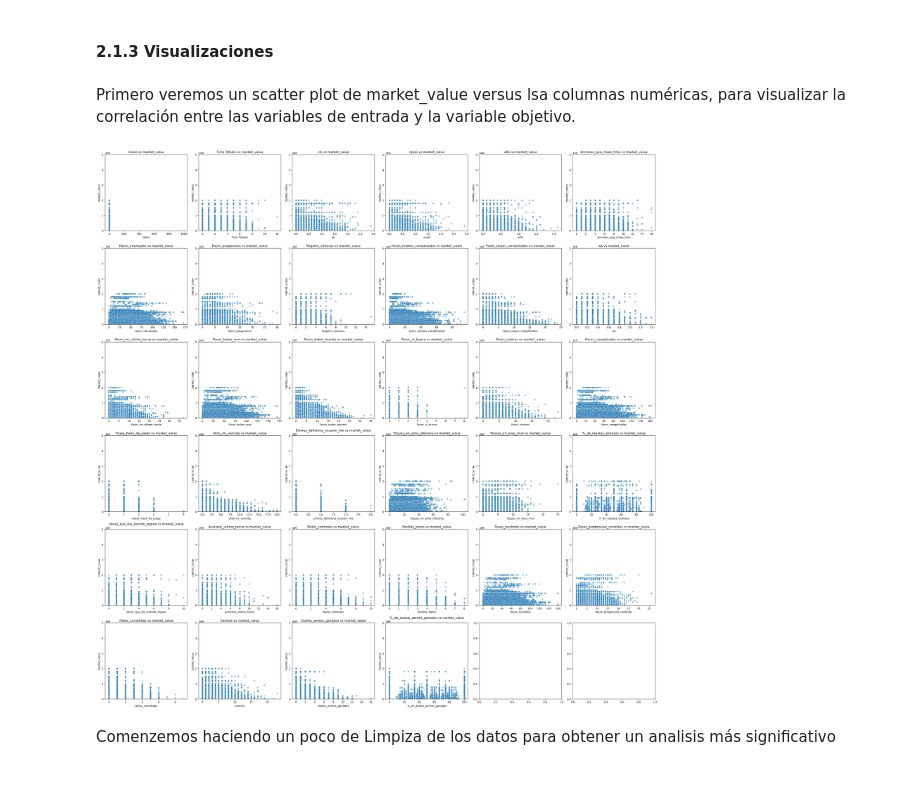
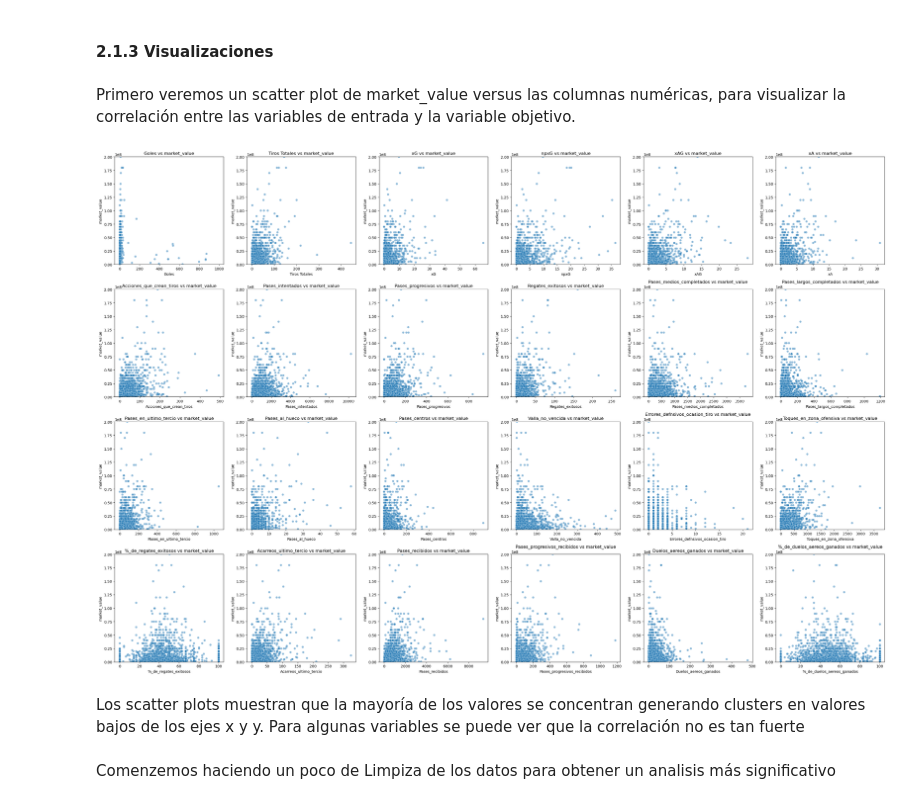
Before and after one commit to BI-organization/lab1, a Jupyter notebook: Lab1.ipynb, the cells around one changed output. Cells and saved outputs as stored; diff of their text form; code cells hidden in the pictures.

Commit message:
scatter plot

```diff
--- a/Lab1.ipynb
+++ b/Lab1.ipynb
@@ -239,7 +239,7 @@ Name: proportion, dtype: float64
 # %% [markdown]
 #### 2.1.3 Visualizaciones
 # %% [markdown]
-Primero veremos un scatter plot de market_value versus lsa columnas numéricas, para visualizar la correlación entre las variables de entrada y la variable objetivo.
+Primero veremos un scatter plot de market_value versus las columnas numéricas, para visualizar la correlación entre las variables de entrada y la variable objetivo.
 # %%
 # Duplicamos el data set
 df_copy = df_players.copy()
@@ -263,49 +263,72 @@ def limpiar_market_value(val):
             return float(val[:-1]) * 1_000_000
         elif val.endswith("k"):
             return float(val[:-1]) * 1_000
         else:
             return float(val)
     except ValueError:
         return np.nan
 
 df_copy["market_value"] = df_copy["market_value"].apply(limpiar_market_value)
 
-# borramos los duplicados
-df_copy = df_copy.loc[:, ~df_copy.columns.duplicated()]
+# Para que los plots sean más interpretables agregaremos los datos y escogeremos un subconjutno relevante de features
+agg_dict_visualization = {
+    "Goles": "sum",
+    "Tiros Totales":"sum",
+    "xG": "sum",
+    "npxG": "sum",
+    "xAG": "sum",
+    "xA": "sum",
+    "Acciones_que_crean_tiros": "sum",
+    "Pases_intentados": "sum",
+    "Pases_progresivos": "sum",
+    "Regates_exitosos": "sum",
+    "Pases_medios_completados": "sum",
+    "Pases_largos_completados": "sum",
+    "Pases_en_ultimo_tercio": "sum",
+    "Pases_al_hueco": "sum",
+    "Pases_centros": "sum",
+    "Valla_no_vencida": "sum",
+    "Errores_defnsivos_ocasion_tiro": "sum",
+    "Toques_en_zona_ofensiva": "sum",
+    "%_de_regates_exitosos": "mean",
+    "Acarreos_ultimo_tercio": "sum",
+    "Pases_recibidos": "sum",
+    "Pases_progresivos_recibidos": "sum",
+    "Duelos_aereos_ganados": "sum",
+    "%_de_duelos_aereos_ganados": "mean",
+    "market_value": "max"
+}
 
-# Obtenemos las columnas numéricas
-numeric_cols = df_copy.select_dtypes(include = ['int','float']).columns
-
-# Quitamos market value de las duplicadas
-numeric_cols = numeric_cols.drop("market_value")
-numeric_cols = numeric_cols.drop(["xAG.1", "Pases_intentados.1", "Pases_intentados.2", "Regates_exitosos.1",
-                                          "Pases_progresivos.1", "xAG.2", "xAG.3", "Pases_completados.1", "Pases_completados.2"])
+df_copy_comb = df_copy.groupby("Jugador", as_index=False).agg(agg_dict_visualization)
 
 # Hacemos scatter plot por cada variable
+features = [col for col in agg_dict_visualization.keys() if col != "market_value"]
 
-n_features = len(numeric_cols)
+n_features = len(features)
 cols_per_row = 6
-rows = 6
+rows = 4
 
-fig, axes = plt.subplots(rows, cols_per_row, figsize=(5*cols_per_row, 5*rows))
+fig, axes = plt.subplots(rows, cols_per_row, figsize=(30, 20))
 axes = axes.flatten()
 
-for i, col in enumerate(numeric_cols):
+for i, col in enumerate(features):
     sns.scatterplot(
-        data=df_copy,
+        data=df_copy_comb,
         x=col,
         y="market_value",
         alpha=0.5,
         ax=axes[i]
     )
     axes[i].set_title(f"{col} vs market_value")
-    axes[i].set_ylim(0, 5e8)
+    axes[i].set_ylim(0, 2e8)
 
 
 plt.tight_layout()
 plt.show()
 # %% [output]
-[figure, old version]
+[figure, new version]
+# %% [markdown]
+Los scatter plots muestran que la mayoría de los valores se concentran generando clusters en valores bajos de los ejes x y y. Para algunas variables se puede ver que la correlación no es tan fuerte
 # %% [markdown]
 Comenzemos haciendo un poco de Limpiza de los datos para obtener un analisis más significativo
 # %% [markdown]
```
Also changed, not shown: parts of 1 cell of this notebook.
